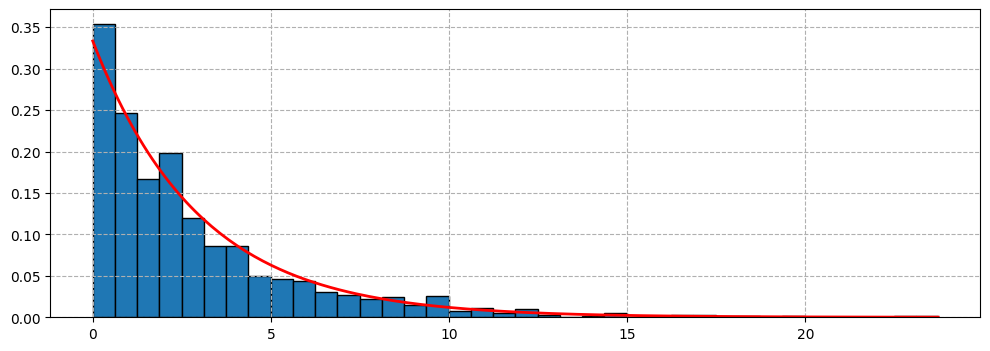
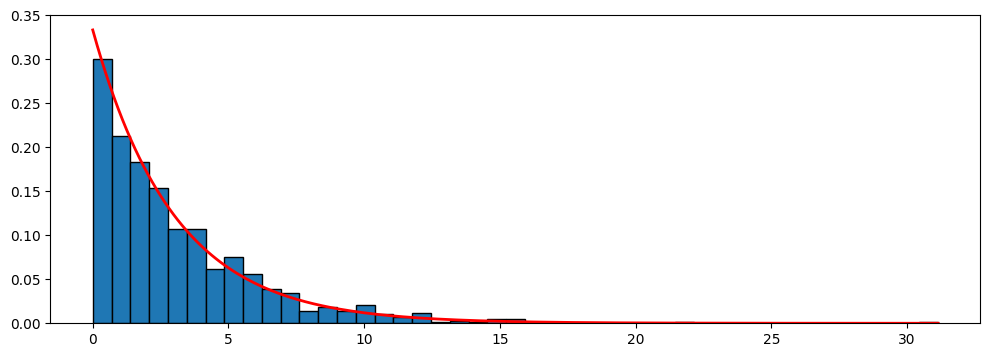
The notebook cell's code change between the first figure and the second:
--- before
+++ after
@@ -1,4 +1,3 @@
 plt.figure(figsize=(6*2,4))
 plt.hist(samples, bins='auto', density=True, edgecolor="k")
-plt.plot(x, pdf, 'r-', linewidth=2)
-plt.grid(ls="--");
+plt.plot(x, pdf, 'r-', linewidth=2);

Commit: Agrego preguntas y soluciones en el contexto de la sección 7.2 Método de transformación inversa